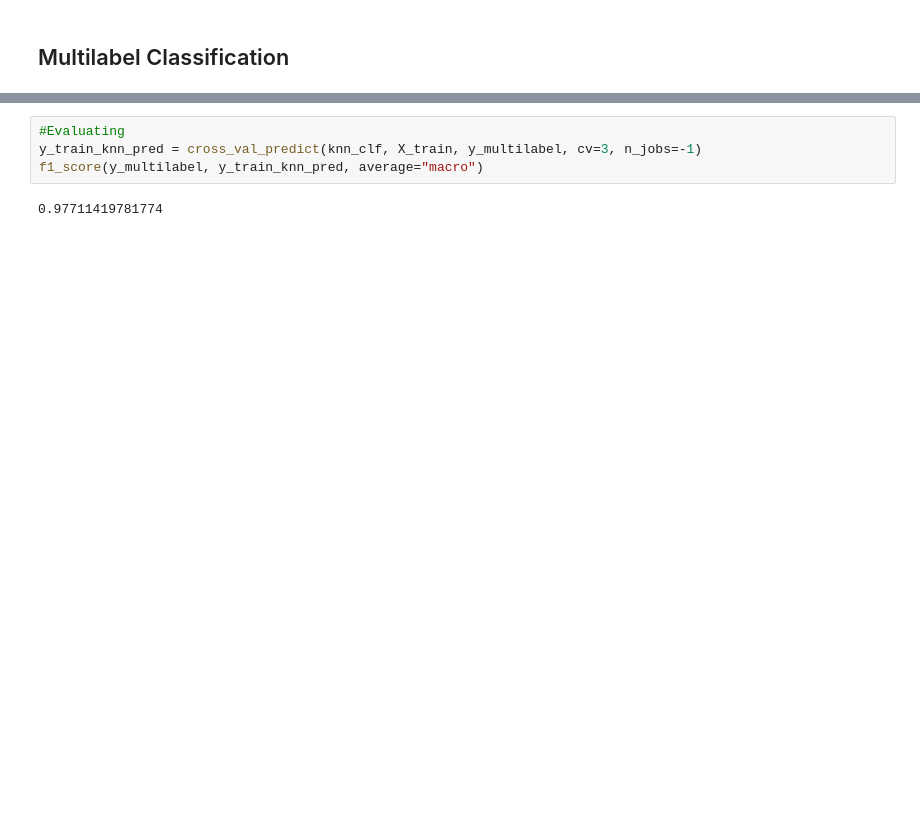
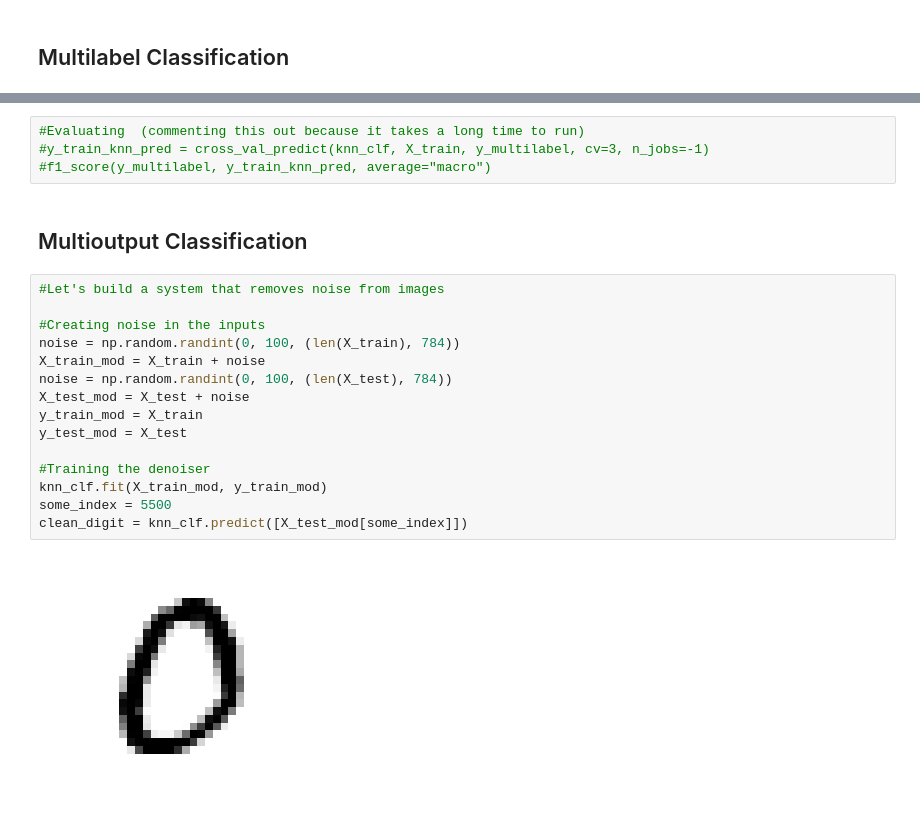
Before and after one commit to jerome9189/scikit-learning, a Jupyter notebook: MNIST.ipynb, the cells around one changed output, grey strips where cells are left out. Saved outputs shown, nothing was run; the diff lists cells and outputs as text; blank space fills up the shorter version.

Commit message:
Add multioutput classification

```diff
--- a/MNIST.ipynb
+++ b/MNIST.ipynb
@@ -391,6 +397,23 @@ array([[False,  True]])
 # %%
-#Evaluating
-y_train_knn_pred = cross_val_predict(knn_clf, X_train, y_multilabel, cv=3, n_jobs=-1)
-f1_score(y_multilabel, y_train_knn_pred, average="macro")
+#Evaluating  (commenting this out because it takes a long time to run)
+#y_train_knn_pred = cross_val_predict(knn_clf, X_train, y_multilabel, cv=3, n_jobs=-1)
+#f1_score(y_multilabel, y_train_knn_pred, average="macro")
-# %% [output]
-0.97711419781774
+# %% [markdown]
+## Multioutput Classification
+# %%
+#Let's build a system that removes noise from images
+
+#Creating noise in the inputs
+noise = np.random.randint(0, 100, (len(X_train), 784))
+X_train_mod = X_train + noise
+noise = np.random.randint(0, 100, (len(X_test), 784))
+X_test_mod = X_test + noise
+y_train_mod = X_train
+y_test_mod = X_test
+
+#Training the denoiser
+knn_clf.fit(X_train_mod, y_train_mod)
+some_index = 5500
+clean_digit = knn_clf.predict([X_test_mod[some_index]])
+# %% [output]
+[figure, added]
```
Also changed, not shown: parts of 24 cells of this notebook.
